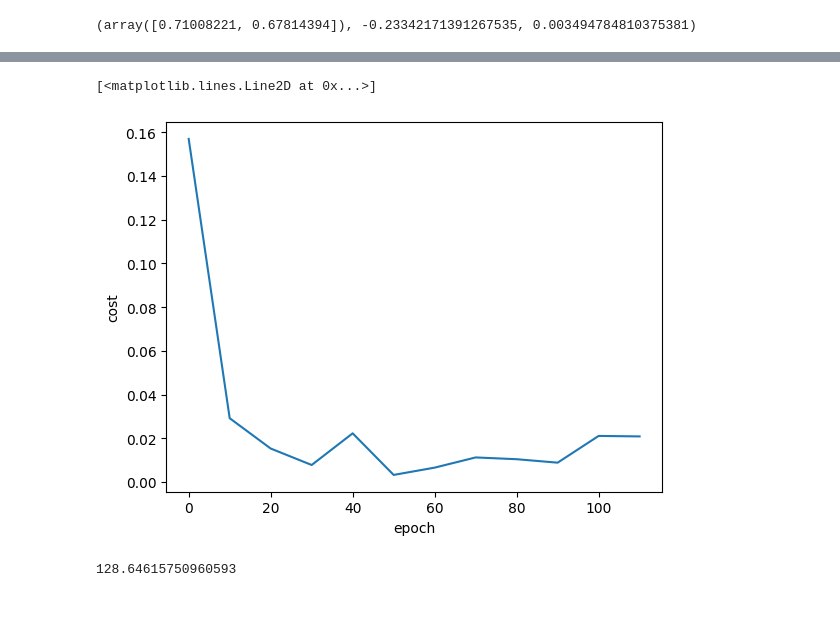
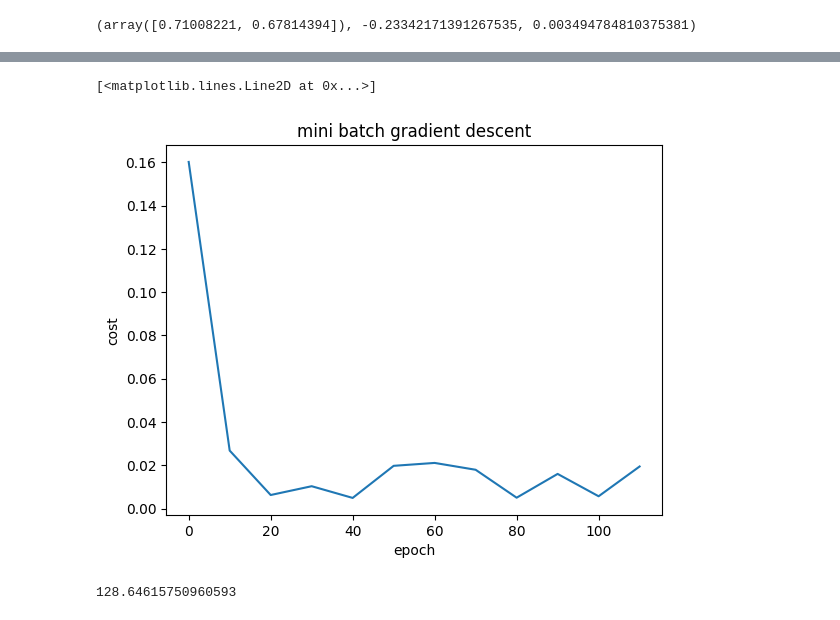
Before and after one commit to karthikeyakannaiah/NeuralNetworks-and-ImageProcessing, a Jupyter notebook: NN/gds.ipynb, the cells around one changed output, grey strips where cells are left out. Drawn from its saved outputs; the diff is of its cells as text; code cells hidden in the pictures.

```diff
--- a/NN/gds.ipynb
+++ b/NN/gds.ipynb
@@ -205,10 +207,11 @@ w, b, cost
 # %%
+plt.title("mini batch gradient descent")
 plt.xlabel('epoch')
 plt.ylabel('cost')
 plt.plot(epoch_list,cost_list)
 # %% [output]
 [<matplotlib.lines.Line2D at 0x...>]
-[figure, old version]
+[figure, new version]
 # %%
 predict(2600,4, w, b)
 # %% [output]
```
Also changed, not shown: parts of 5 cells of this notebook.
